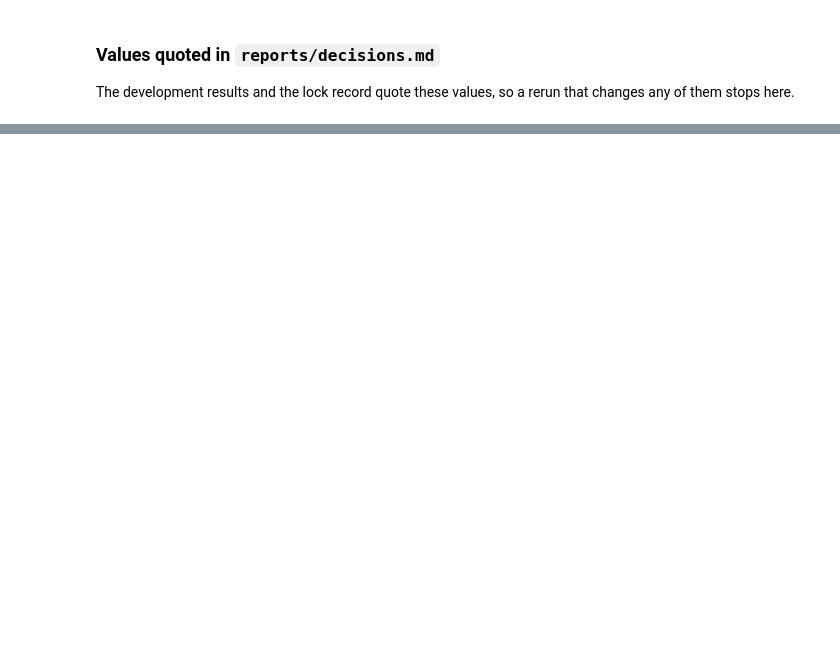
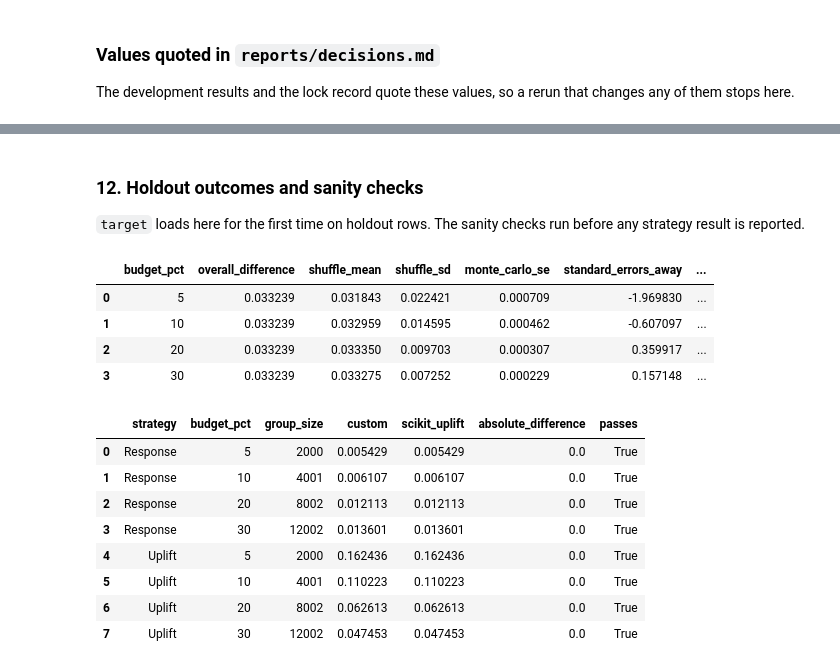
Before and after one commit to La-pinoz/Uplift_Analysis, a Jupyter notebook: notebooks/04_policy_evaluation.ipynb, the cells around one changed output, grey strips where cells are left out. Drawn from its saved outputs; the diff is of its cells as text; code cells hidden in the pictures; blank space fills up the shorter version.

```diff
--- a/notebooks/04_policy_evaluation.ipynb
+++ b/notebooks/04_policy_evaluation.ipynb
@@ -773,0 +976,43 @@ Added after the lock commit. `RUN_HOLDOUT_EVALUATION` stays `False` until the pr
+# %% [markdown]
+### 12. Holdout outcomes and sanity checks
+
+`target` loads here for the first time on holdout rows. The sanity checks run before any strategy result is reported.
+# %%
+holdout_labels = duckdb.sql(
+    f"""
+    SELECT s.client_id, l.treatment_flg, l.target
+    FROM '{SPLITS_PATH}' AS s
+    JOIN '{LABELS_PATH}' AS l USING (client_id)
+    WHERE s.split = 'holdout'
+    ORDER BY s.client_id
+    """
+).df()
+assert holdout_labels["client_id"].tolist() == holdout_scores["client_id"].tolist()
+assert np.array_equal(holdout_labels["treatment_flg"].to_numpy(dtype=np.int64), holdout_treatment)
+holdout_target = holdout_labels["target"].to_numpy(dtype=np.int64)
+assert set(np.unique(holdout_target).tolist()) <= {0, 1}
+
+holdout_shuffle = shuffle_check(holdout_treatment, holdout_target, SEED)
+holdout_shuffle.to_csv(TABLES / "holdout_shuffle_check.csv", index=False)
+display(holdout_shuffle)
+holdout_sklift = sklift_check(HOLDOUT_RANKS, holdout_treatment, holdout_target)
+holdout_sklift.to_csv(TABLES / "holdout_sklift_match.csv", index=False)
+display(holdout_sklift)
+
+assert holdout_shuffle["passes"].all(), "Stop and investigate: the shuffle mean is too far from the overall difference"
+assert holdout_sklift["passes"].all(), "Stop and investigate: the custom Uplift@K differs from scikit-uplift"
+# %% [output]
+|  | budget_pct | overall_difference | shuffle_mean | shuffle_sd | monte_carlo_se | standard_errors_away | ... |
+| 0 | 5 | 0.033239 | 0.031843 | 0.022421 | 0.000709 | -1.969830 | ... |
+| 1 | 10 | 0.033239 | 0.032959 | 0.014595 | 0.000462 | -0.607097 | ... |
+| 2 | 20 | 0.033239 | 0.033350 | 0.009703 | 0.000307 | 0.359917 | ... |
+| 3 | 30 | 0.033239 | 0.033275 | 0.007252 | 0.000229 | 0.157148 | ... |
+|  | strategy | budget_pct | group_size | custom | scikit_uplift | absolute_difference | passes |
+| 0 | Response | 5 | 2000 | 0.005429 | 0.005429 | 0.0 | True |
+| 1 | Response | 10 | 4001 | 0.006107 | 0.006107 | 0.0 | True |
+| 2 | Response | 20 | 8002 | 0.012113 | 0.012113 | 0.0 | True |
+| 3 | Response | 30 | 12002 | 0.013601 | 0.013601 | 0.0 | True |
+| 4 | Uplift | 5 | 2000 | 0.162436 | 0.162436 | 0.0 | True |
+| 5 | Uplift | 10 | 4001 | 0.110223 | 0.110223 | 0.0 | True |
+| 6 | Uplift | 20 | 8002 | 0.062613 | 0.062613 | 0.0 | True |
+| 7 | Uplift | 30 | 12002 | 0.047453 | 0.047453 | 0.0 | True |
```
Also changed, not shown: parts of 27 cells of this notebook, 12 other files.
